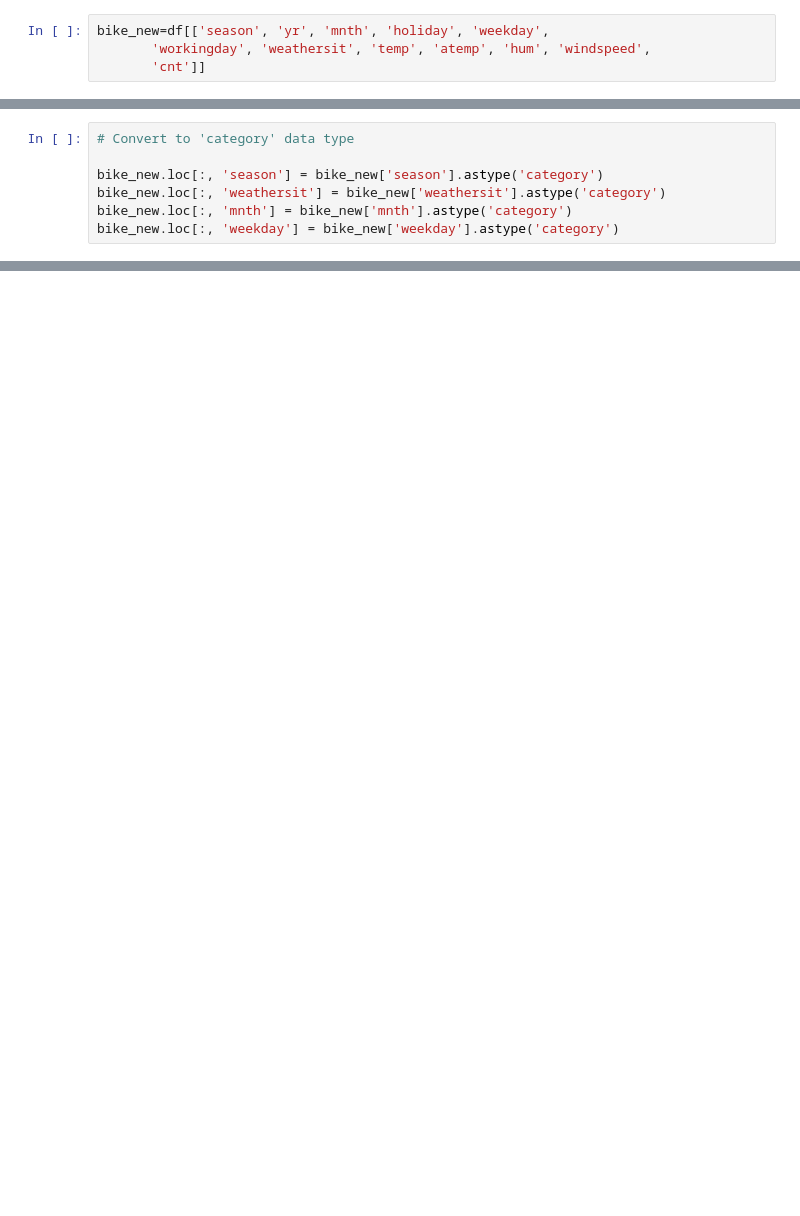
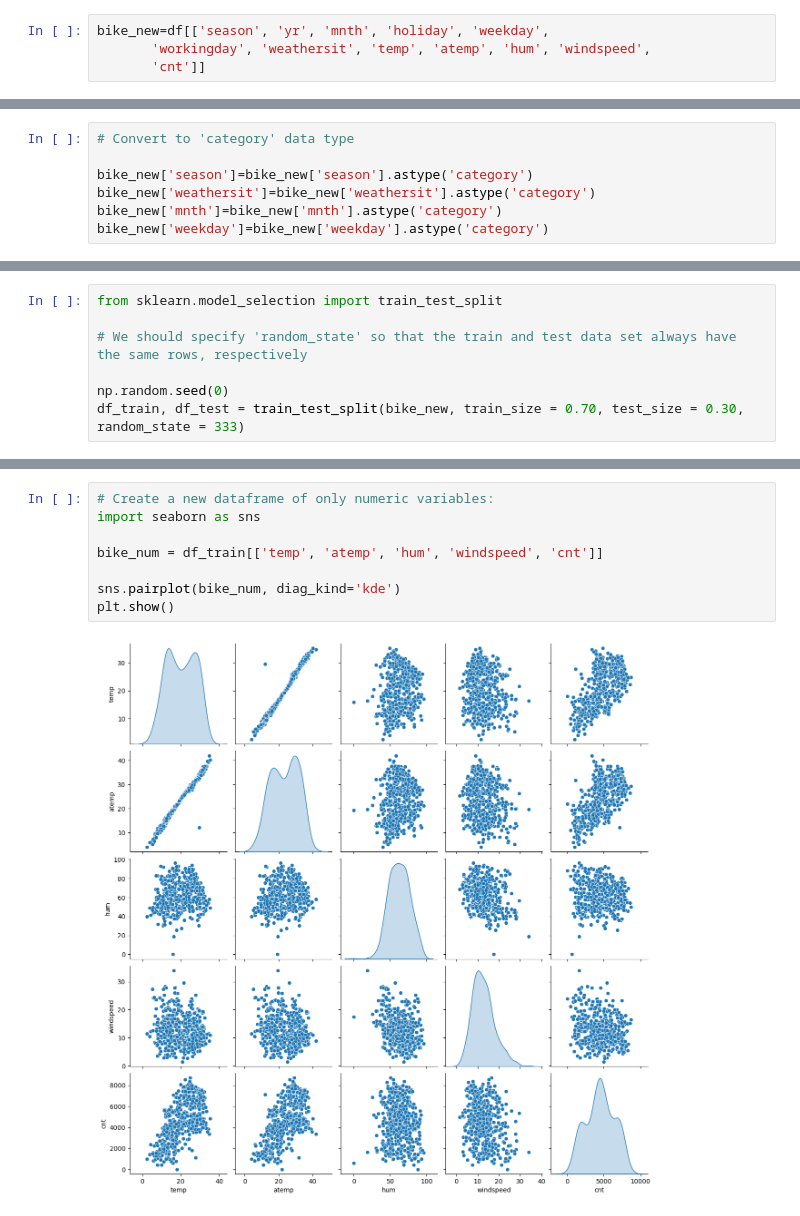
Before and after one commit to ahmedaboutaib/Machine_Learning_RL_Multiple, a Jupyter notebook: Project2_BikeSharing_MLR/Bike_Sharing.ipynb, the cells around one changed output, grey strips where cells are left out. Saved outputs shown, nothing was run; the diff lists cells and outputs as text; blank space fills up the shorter version.

Commit message:
update model

```diff
--- a/Project2_BikeSharing_MLR/Bike_Sharing.ipynb
+++ b/Project2_BikeSharing_MLR/Bike_Sharing.ipynb
@@ -251,7 +213,0 @@ memory usage: 68.6 KB
-# %%
-# Convert to 'category' data type
-
-bike_new.loc[:, 'season'] = bike_new['season'].astype('category')
-bike_new.loc[:, 'weathersit'] = bike_new['weathersit'].astype('category')
-bike_new.loc[:, 'mnth'] = bike_new['mnth'].astype('category')
-bike_new.loc[:, 'weekday'] = bike_new['weekday'].astype('category')
@@ -309,0 +251,7 @@ bike_new.shape
+# %%
+# Convert to 'category' data type
+
+bike_new['season']=bike_new['season'].astype('category')
+bike_new['weathersit']=bike_new['weathersit'].astype('category')
+bike_new['mnth']=bike_new['mnth'].astype('category')
+bike_new['weekday']=bike_new['weekday'].astype('category')
@@ -309,0 +351,7 @@ bike_new.shape
+# %%
+from sklearn.model_selection import train_test_split
+
+# We should specify 'random_state' so that the train and test data set always have the same rows, respectively
+
+np.random.seed(0)
+df_train, df_test = train_test_split(bike_new, train_size = 0.70, test_size = 0.30, random_state = 333)
@@ -309,0 +448,10 @@ bike_new.shape
+# %%
+# Create a new dataframe of only numeric variables:
+import seaborn as sns
+
+bike_num = df_train[['temp', 'atemp', 'hum', 'windspeed', 'cnt']]
+
+sns.pairplot(bike_num, diag_kind='kde')
+plt.show()
+# %% [output]
+[figure, added]
```
Also changed, not shown: parts of 55 cells of this notebook.
